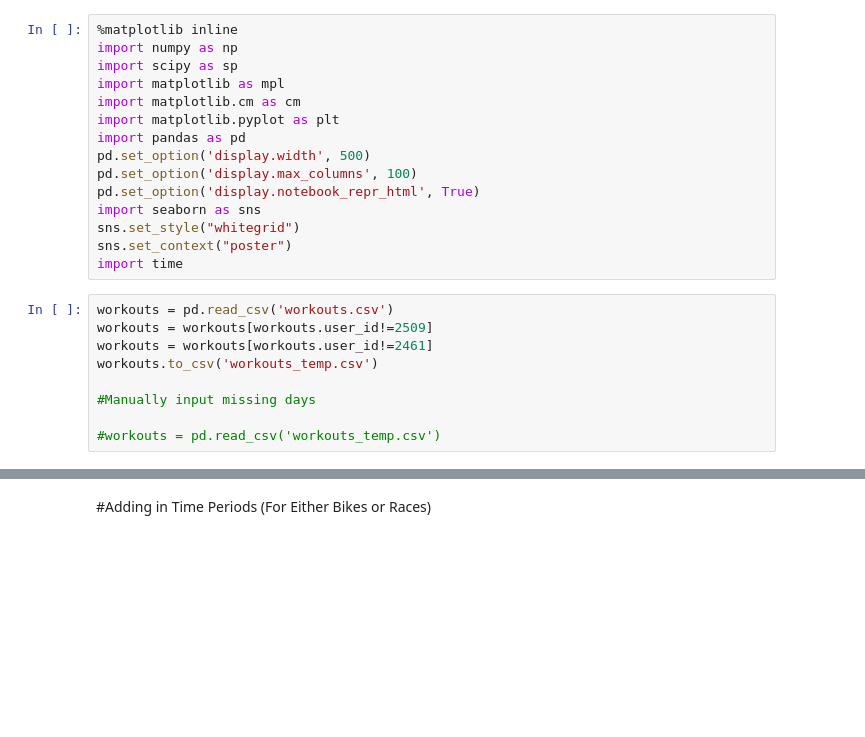
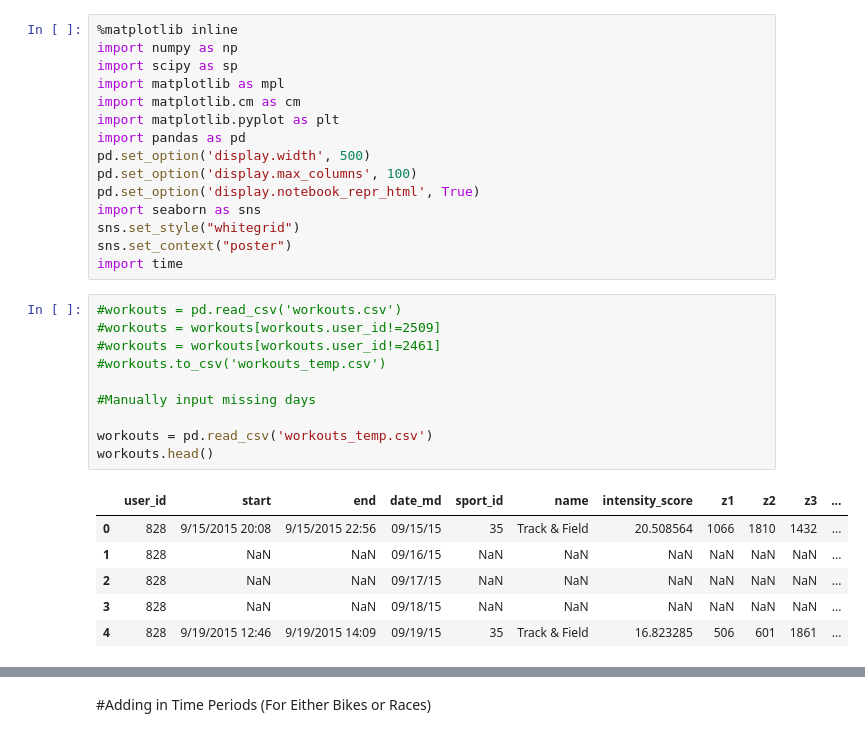
Before and after one commit to callen13/Senior_Thesis, a Jupyter notebook: workout_analysis.ipynb, the cells around one changed output, grey strips where cells are left out. Drawn from its saved outputs; the diff is of its cells as text; blank space fills up the shorter version.

```diff
--- a/workout_analysis.ipynb
+++ b/workout_analysis.ipynb
@@ -14,11 +14,19 @@ sns.set_style("whitegrid")
 sns.set_context("poster")
 import time
 # %%
-workouts = pd.read_csv('workouts.csv')
-workouts = workouts[workouts.user_id!=2509]
-workouts = workouts[workouts.user_id!=2461]
-workouts.to_csv('workouts_temp.csv')
+#workouts = pd.read_csv('workouts.csv')
+#workouts = workouts[workouts.user_id!=2509]
+#workouts = workouts[workouts.user_id!=2461]
+#workouts.to_csv('workouts_temp.csv')
 
 #Manually input missing days
 
-#workouts = pd.read_csv('workouts_temp.csv')
+workouts = pd.read_csv('workouts_temp.csv')
+workouts.head()
+# %% [output]
+|  | user_id | start | end | date_md | sport_id | name | intensity_score | z1 | z2 | z3 | ... |
+| 0 | 828 | 9/15/2015 20:08 | 9/15/2015 22:56 | 09/15/15 | 35 | Track & Field | 20.508564 | 1066 | 1810 | 1432 | ... |
+| 1 | 828 | NaN | NaN | 09/16/15 | NaN | NaN | NaN | NaN | NaN | NaN | ... |
+| 2 | 828 | NaN | NaN | 09/17/15 | NaN | NaN | NaN | NaN | NaN | NaN | ... |
+| 3 | 828 | NaN | NaN | 09/18/15 | NaN | NaN | NaN | NaN | NaN | NaN | ... |
+| 4 | 828 | 9/19/2015 12:46 | 9/19/2015 14:09 | 09/19/15 | 35 | Track & Field | 16.823285 | 506 | 601 | 1861 | ... |
```
Also changed, not shown: parts of 14 cells of this notebook, 1 other file.
